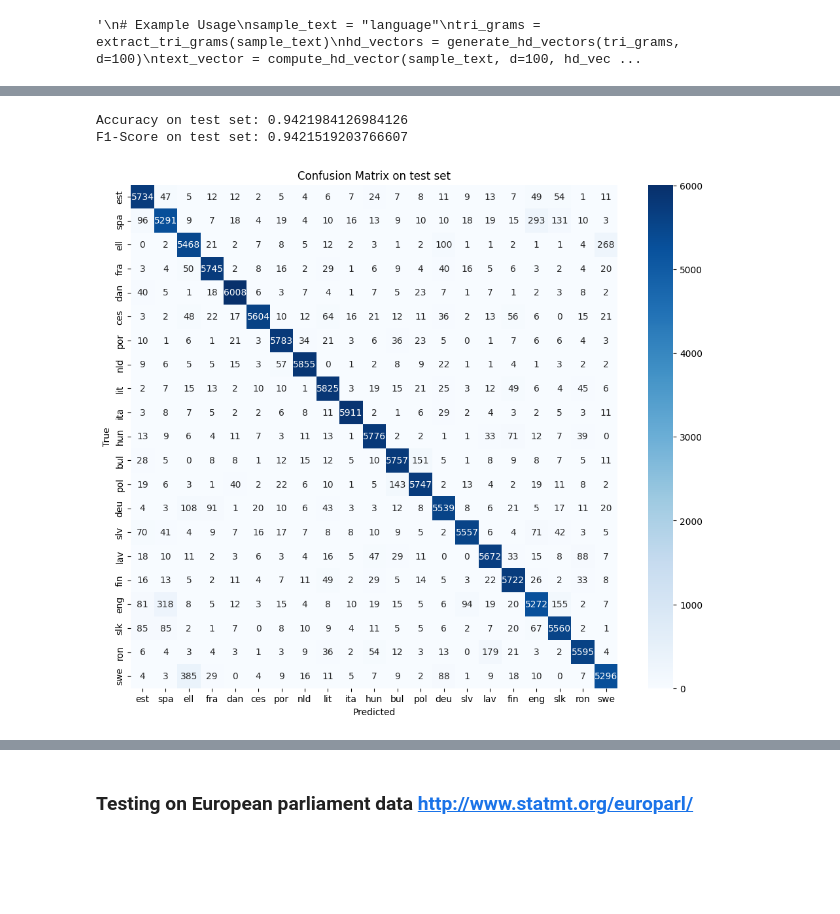
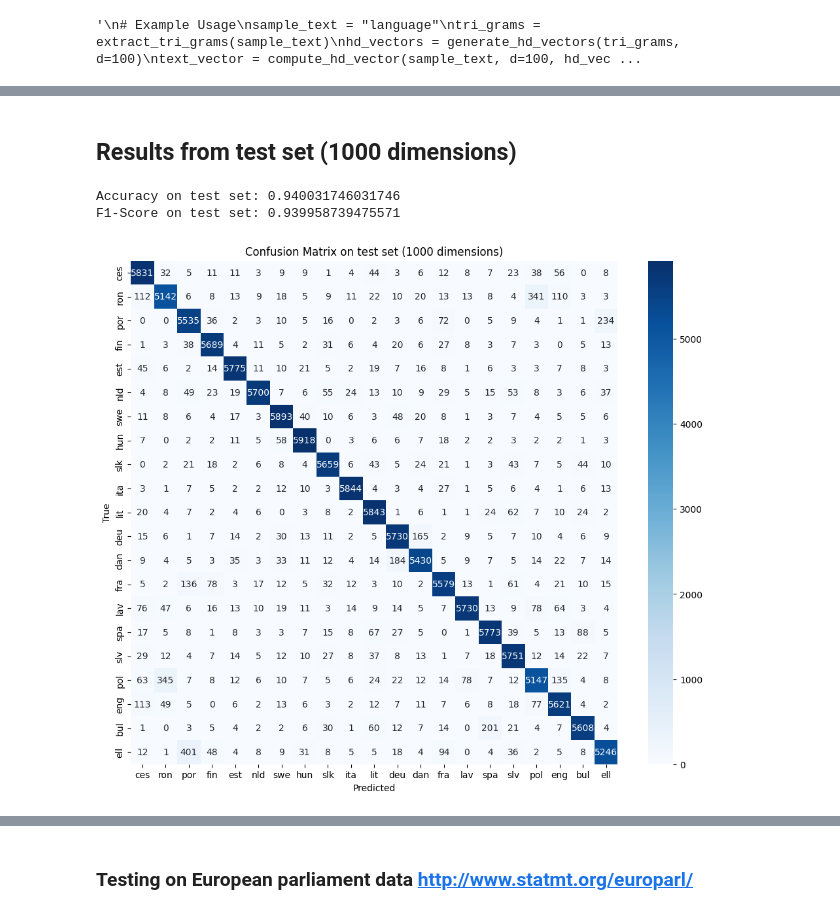
Before and after one commit to devashish-roy/Language-classification-using-random-HD-representation-n_grams-hd-centroid-, a Jupyter notebook: Language_classification_using_random_HD_representation_(n_grams,_hd_centroid).ipynb, the cells around one changed output, grey strips where cells are left out. Saved outputs shown, nothing was run; the diff lists cells and outputs as text; code cells hidden in the pictures; blank space fills up the shorter version.

Commit message:
Added code and results when 100 dimensions are used for creating distributed representation

```diff
--- a/Language_classification_using_random_HD_representation_(n_grams,_hd_centroid).ipynb
+++ b/Language_classification_using_random_HD_representation_(n_grams,_hd_centroid).ipynb
@@ -259,6 +259,7 @@ print(len(all_texts))
 # Extract tri-grams for the combined text
 tri_grams_all_texts = extract_tri_grams(all_texts)
 
-# generate hd_vector for each tri_grams in the combined text
+# generate hd_vector for each tri_grams in the combined text (for both 1000 and 100 dimensions)
 hd_vectors_all_texts = generate_hd_vectors(tri_grams_all_texts, d=1000)
+hd_vectors_all_texts_100d = generate_hd_vectors(tri_grams_all_texts, d=100)
 # %% [output]
@@ -343,0 +387,28 @@ F1-Score: 0.9418874898114016
+# %%
+# Evaluate on validation data (100 dimensions)
+predictions = []
+true_labels = []
+
+for label, text in val_set:
+    pred = classify_language(text, language_centroids_100d, d=100, hd_vectors=hd_vectors_all_texts_100d)
+    predictions.append(pred)
+    true_labels.append(label)
+
+# Confusion Matrix and Metrics
+conf_matrix = confusion_matrix(true_labels, predictions)
+accuracy = accuracy_score(true_labels, predictions)
+f1 = f1_score(true_labels, predictions, average='weighted')
+
+#print("Confusion Matrix:\n", conf_matrix)
+display(HTML("<h2><b>Validation Results (100 dimensions)</b></h2>"))
+print("Accuracy:", accuracy)
+print("F1-Score:", f1)
+
+# Plot Confusion Matrix
+labels = list(language_centroids.keys())
+plt.figure(figsize=(12, 10))
+sns.heatmap(conf_matrix, annot=True, fmt='d', cmap='Blues', xticklabels=labels, yticklabels=labels)
+plt.xlabel('Predicted')
+plt.ylabel('True')
+plt.title('Confusion Matrix on validation set (100 dimensions)')
+plt.show()
@@ -344,31 +420,33 @@ F1-Score: 0.9418874898114016
 # %%
-# Evaluate on test set
+# Evaluate on test set (1000 dimensions)
 predictions = []
 true_labels = []
 
 for label, text in test_set:
     pred = classify_language(text, language_centroids, d=1000, hd_vectors=hd_vectors_all_texts)
     predictions.append(pred)
     true_labels.append(label)
 
 # Confusion Matrix and Metrics
 conf_matrix = confusion_matrix(true_labels, predictions)
 accuracy = accuracy_score(true_labels, predictions)
 f1 = f1_score(true_labels, predictions, average='weighted')
 
 #print("Confusion Matrix:\n", conf_matrix)
+display(HTML("<h2><b>Results from test set (1000 dimensions)</b></h2>"))
 print("Accuracy on test set:", accuracy)
 print("F1-Score on test set:", f1)
 
 # Plot Confusion Matrix
 labels = list(language_centroids.keys())
 plt.figure(figsize=(12, 10))
 sns.heatmap(conf_matrix, annot=True, fmt='d', cmap='Blues', xticklabels=labels, yticklabels=labels)
 plt.xlabel('Predicted')
 plt.ylabel('True')
-plt.title('Confusion Matrix on test set')
+plt.title('Confusion Matrix on test set (1000 dimensions)')
 plt.show()
 # %% [output]
+Results from test set (1000 dimensions)
-Accuracy on test set: 0.9421984126984126
-F1-Score on test set: 0.9421519203766607
+Accuracy on test set: 0.940031746031746
+F1-Score on test set: 0.939958739475571
-[figure, old version]
+[figure, new version]
```
Also changed, not shown: parts of 14 cells of this notebook.
